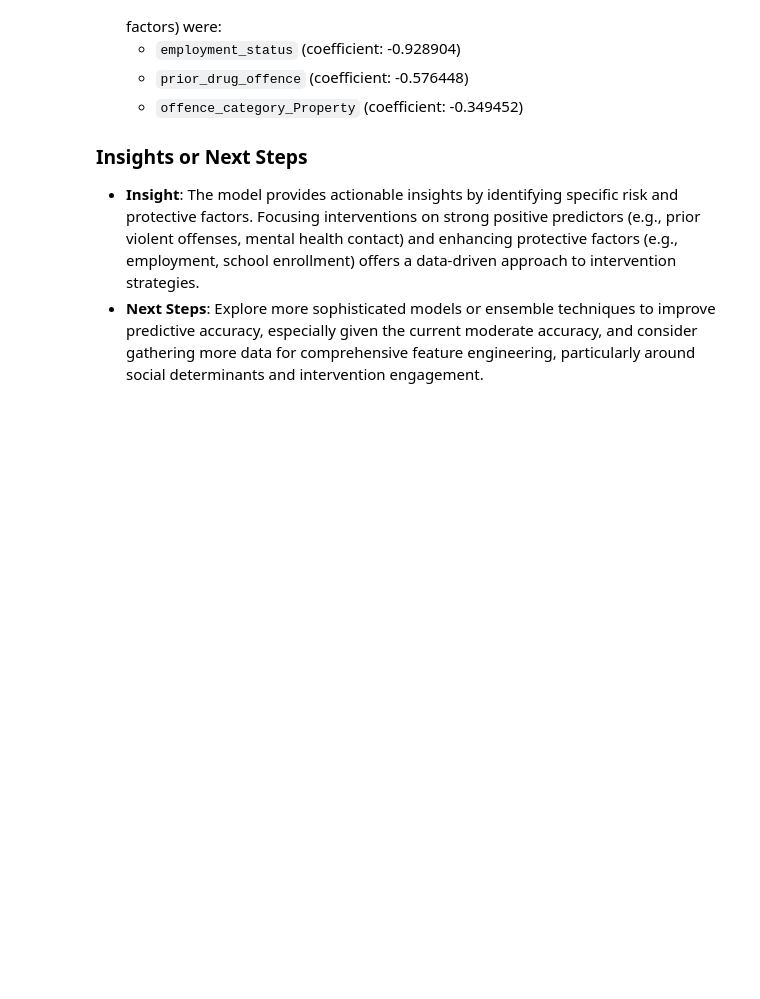
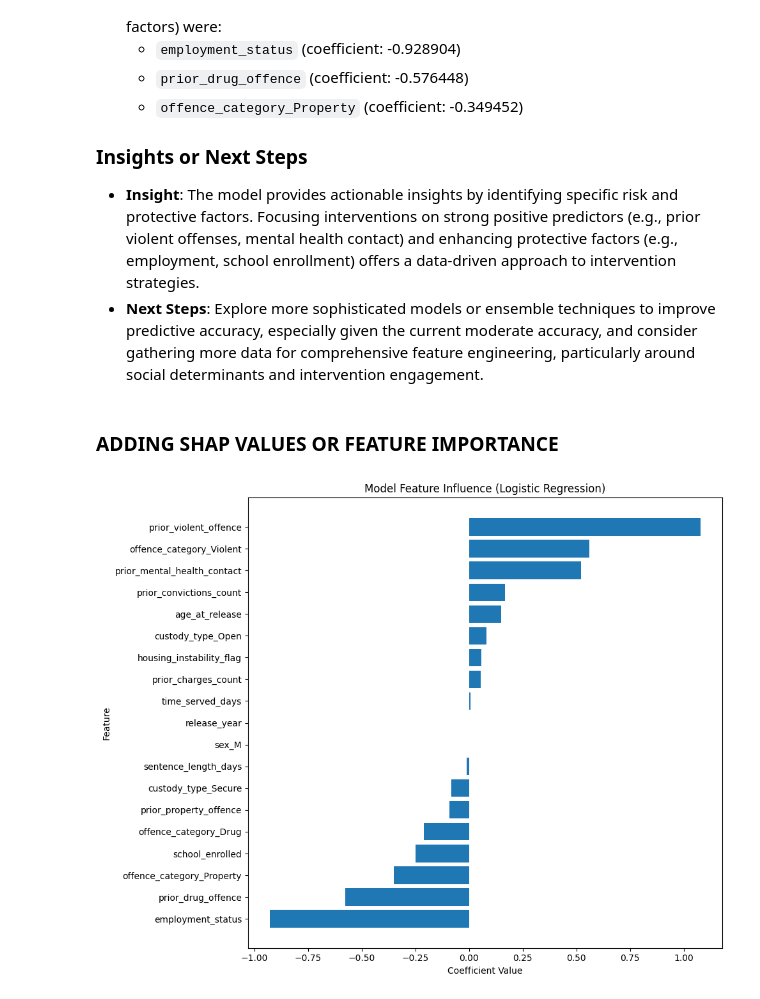
Before and after one commit to Franchertz/Project-Release, a Jupyter notebook: New_Updated_Project.ipynb, the cells around one changed output. Drawn from its saved outputs; the diff is of its cells as text; code cells hidden in the pictures; blank space fills up the shorter version.

```diff
--- a/New_Updated_Project.ipynb
+++ b/New_Updated_Project.ipynb
@@ -726,3 +728,25 @@ Insights gained from the model can be applied to achieve early risk identificati
 ### Insights or Next Steps
 *   **Insight**: The model provides actionable insights by identifying specific risk and protective factors. Focusing interventions on strong positive predictors (e.g., prior violent offenses, mental health contact) and enhancing protective factors (e.g., employment, school enrollment) offers a data-driven approach to intervention strategies.
 *   **Next Steps**: Explore more sophisticated models or ensemble techniques to improve predictive accuracy, especially given the current moderate accuracy, and consider gathering more data for comprehensive feature engineering, particularly around social determinants and intervention engagement.
+# %% [markdown]
+### **ADDING SHAP VALUES OR FEATURE IMPORTANCE**
+# %%
+import matplotlib.pyplot as plt
+import pandas as pd
+
+coefficients = pd.DataFrame({
+    'Feature': X_train_encoded.columns, # Corrected: Use columns from the encoded DataFrame
+    'Coefficient': model.coef_[0]
+})
+
+coefficients = coefficients.sort_values(by='Coefficient')
+
+plt.figure(figsize=(10, 8))
+plt.barh(coefficients['Feature'], coefficients['Coefficient'])
+plt.title("Model Feature Influence (Logistic Regression)")
+plt.xlabel("Coefficient Value")
+plt.ylabel("Feature")
+plt.tight_layout()
+plt.show()
+# %% [output]
+[figure, added]
```
Also changed, not shown: parts of 17 cells of this notebook.
